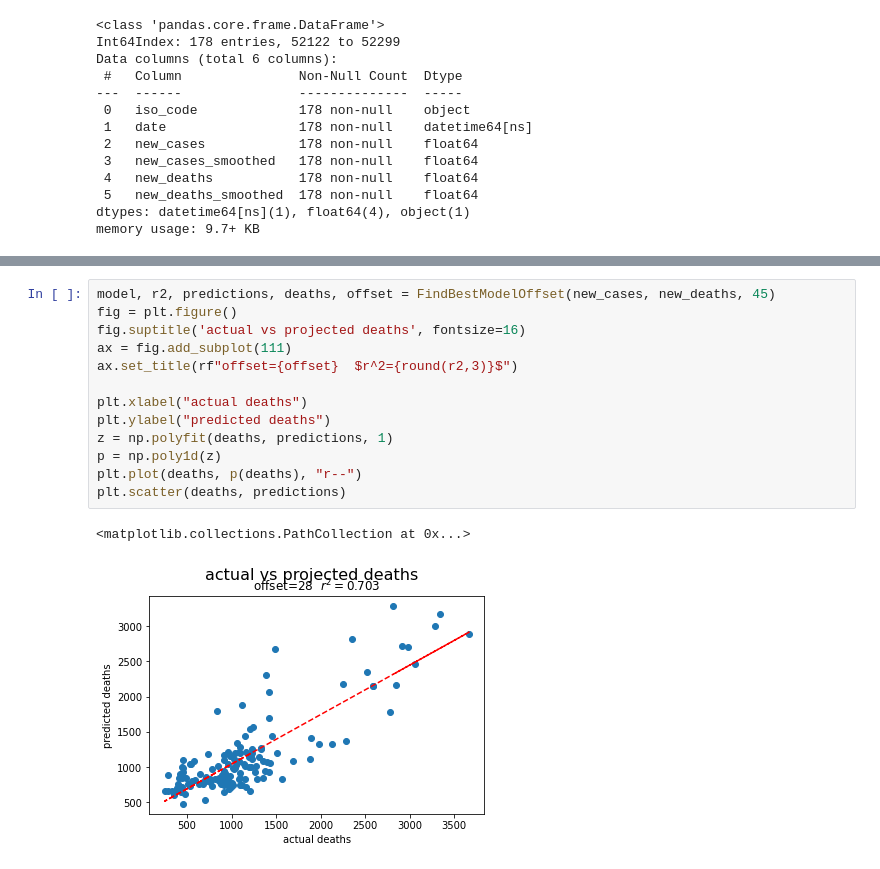
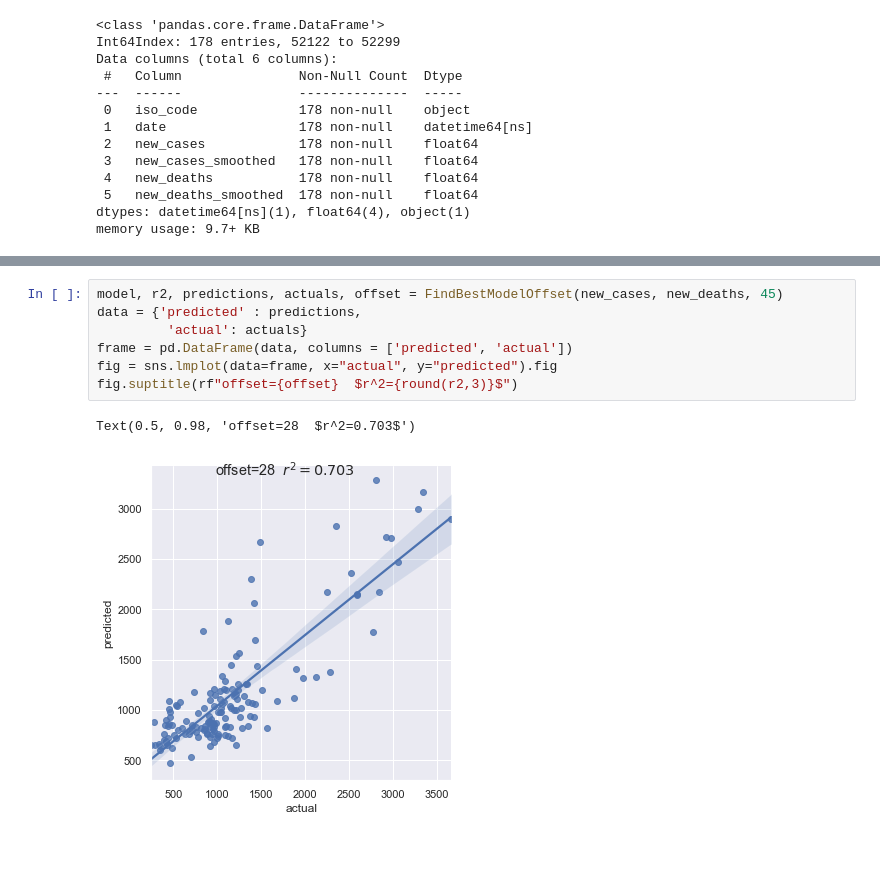
Before and after one commit to dkackman/covid, a Jupyter notebook: covid-linear-regression.ipynb, the cells around one changed output, grey strips where cells are left out. Cells and saved outputs as stored; diff of their text form.

```diff
--- a/covid-linear-regression.ipynb
+++ b/covid-linear-regression.ipynb
@@ -55,19 +56,13 @@ plt.show()
-# %%
-model, r2, predictions, deaths, offset = FindBestModelOffset(new_cases, new_deaths, 45)
-fig = plt.figure()
-fig.suptitle('actual vs projected deaths', fontsize=16)
-ax = fig.add_subplot(111)
-ax.set_title(rf"offset={offset}  $r^2={round(r2,3)}$")
-
-plt.xlabel("actual deaths")
-plt.ylabel("predicted deaths")
-z = np.polyfit(deaths, predictions, 1)
-p = np.poly1d(z)
-plt.plot(deaths, p(deaths), "r--")
-plt.scatter(deaths, predictions)
-# %% [output]
-<matplotlib.collections.PathCollection at 0x...>
-[figure, removed]
+# %%
+model, r2, predictions, actuals, offset = FindBestModelOffset(new_cases, new_deaths, 45)
+data = {'predicted' : predictions,
+         'actual': actuals}
+frame = pd.DataFrame(data, columns = ['predicted', 'actual'])
+fig = sns.lmplot(data=frame, x="actual", y="predicted").fig
+fig.suptitle(rf"offset={offset}  $r^2={round(r2,3)}$")
+# %% [output]
+Text(0.5, 0.98, 'offset=28  $r^2=0.703$')
+[figure, added]
 # %%
 projected_dates, actual_deaths, projected_deaths = Predict(model, dates, new_cases, new_deaths, offset)
 fig = plt.figure()
```
Also changed, not shown: parts of 6 cells of this notebook.
